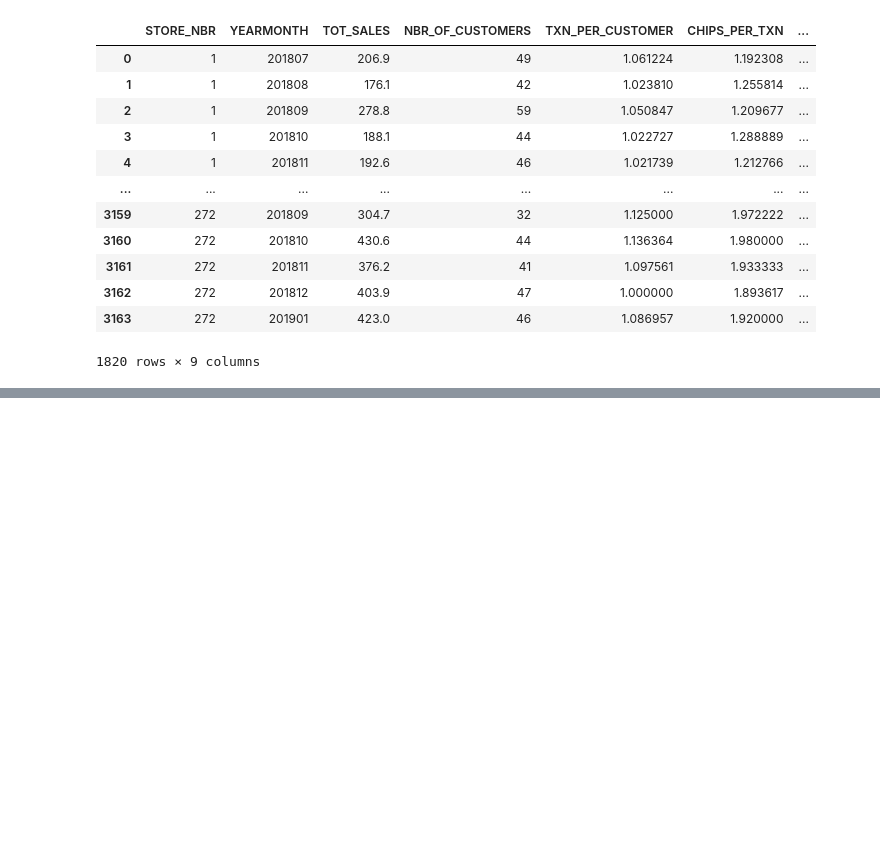
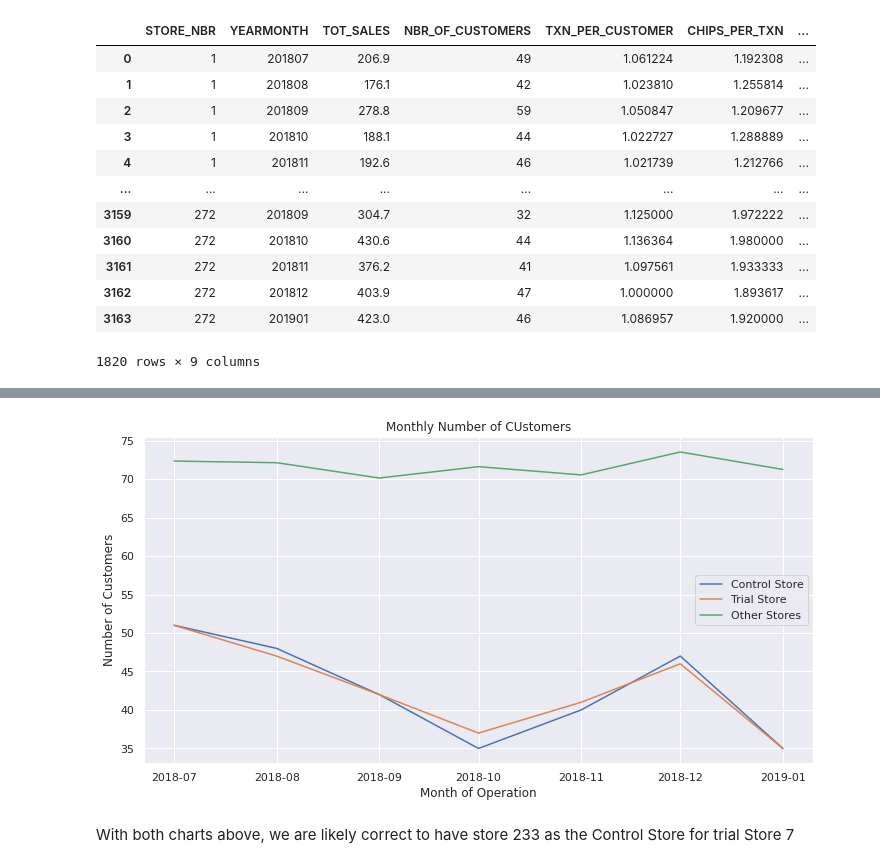
Before and after one commit to wa-le/Quantium-Forage-Virtual-Internship, a Jupyter notebook: my_quantium_T2.ipynb, the cells around one changed output, grey strips where cells are left out. Drawn from its saved outputs; the diff is of its cells as text; code cells hidden in the pictures; blank space fills up the shorter version.

```diff
--- a/my_quantium_T2.ipynb
+++ b/my_quantium_T2.ipynb
@@ -585,0 +655,21 @@ previous_sales
+# %%
+# now we prepare new dataframes needed for our viz - monthly number of customers comparison between trial store 77 and control store 233
+#number of customers
+control_store_customers = previous_sales.loc[previous_sales['STORE_TYPE'] == 'Control Store', ['TRANSACTION_MONTH', 'NBR_OF_CUSTOMERS']]
+control_store_customers.set_index('TRANSACTION_MONTH', inplace=True)
+control_store_customers.rename(columns = {'NBR_OF_CUSTOMERS':'Control_Store'}, inplace=True)
+display(control_store_customers)
+print()
+
+other_stores_customers = previous_sales.loc[previous_sales['STORE_TYPE'] == 'Other Stores', ['TRANSACTION_MONTH', 'NBR_OF_CUSTOMERS']]
+# we groupby here because 'other_stores' contain more than one store - using the mean tot_sales per month
+other_stores_customers = pd.DataFrame(other_stores_customers.groupby('TRANSACTION_MONTH')['NBR_OF_CUSTOMERS'].mean())
+other_stores_customers.rename(columns = {'NBR_OF_CUSTOMERS':'Other_Stores'}, inplace=True)
+display(other_stores_customers)
+print()
+
+trial_store_customers = previous_sales.loc[previous_sales['STORE_TYPE'] == 'Trial Store', ['TRANSACTION_MONTH', 'NBR_OF_CUSTOMERS']]
+trial_store_customers.set_index('TRANSACTION_MONTH', inplace=True)
+trial_store_customers.rename(columns = {'NBR_OF_CUSTOMERS':'Trial_Store'}, inplace=True)
+display(trial_store_customers)
+print()
@@ -585,0 +704,4 @@ previous_sales
+# %%
+# concatenate again as we did for sales
+store_type_customers = pd.concat([control_store_customers, trial_store_customers, other_stores_customers],axis = 1)
+display(store_type_customers)
@@ -585,0 +718,14 @@ previous_sales
+# %%
+#plot
+stores_t = ['Control Store', 'Trial Store', 'Other Stores']
+plt.figure(figsize = (12, 6))
+plt.plot(store_type_customers)
+plt.title('Monthly Number of CUstomers')
+plt.xlabel('Month of Operation')
+plt.ylabel('Number of Customers')
+plt.legend(stores_t, loc=5)
+plt.show()
+# %% [output]
+[figure, added]
+# %% [markdown]
+With both charts above, we are likely correct to have store 233 as the Control Store for trial Store 7
```
Also changed, not shown: parts of 10 cells of this notebook.
